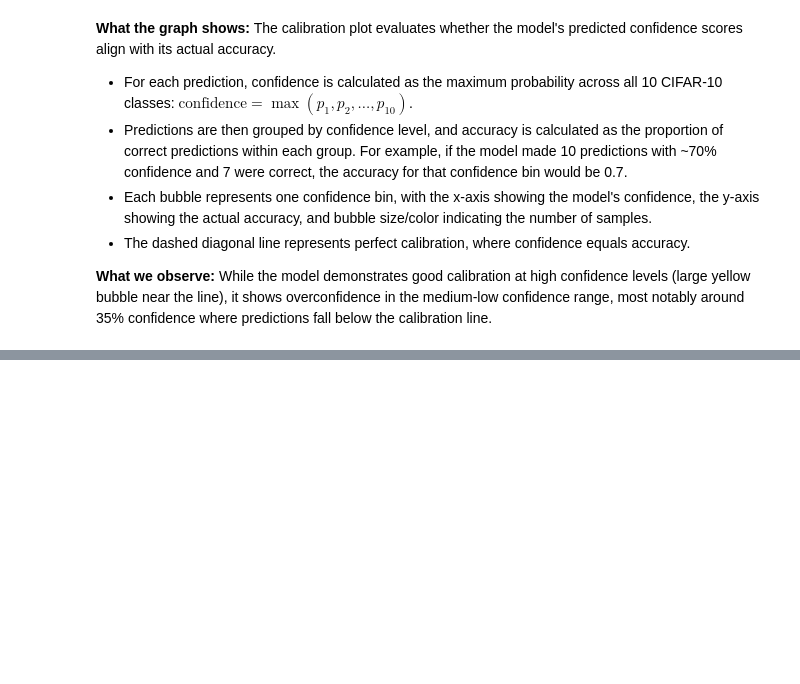
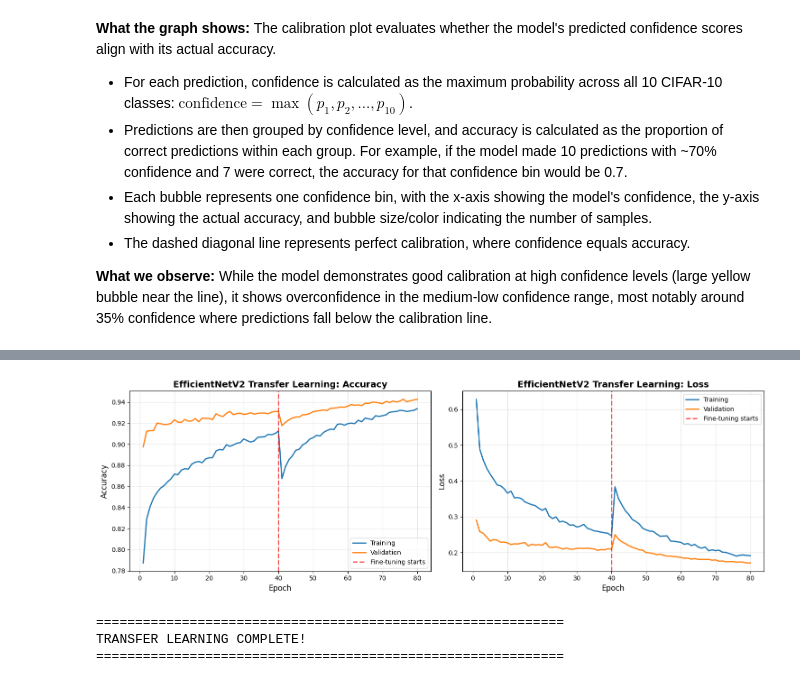
Before and after one commit to HelenaGomezV/project-deep-learning-image-classification-with-cnn-and-transfer-learning, a Jupyter notebook: image_classification_project_JP.ipynb, the cells around one changed output, grey strips where cells are left out. Drawn from its saved outputs; the diff is of its cells as text; code cells hidden in the pictures; blank space fills up the shorter version.

```diff
--- a/image_classification_project_JP.ipynb
+++ b/image_classification_project_JP.ipynb
@@ -1646,0 +2390,16 @@ plt.show()
+# %%
+# Setup callbacks
+early_stop = EarlyStopping(
+    monitor='val_loss',         # Watch validation loss
+    patience=10,                # Stop if no improvement for 10 epochs
+    restore_best_weights=True,  # Load best weights after stopping
+    verbose=1
+)
+
+reduce_lr = ReduceLROnPlateau(
+    monitor='val_loss',         # Watch validation loss
+    factor=0.5,                 # Multiply LR by 0.5 when plateau
+    patience=5,                 # Wait 5 epochs before reducing
+    min_lr=1e-7,                # Minimum learning rate
+    verbose=1
+)
@@ -1646,0 +2603,52 @@ plt.show()
+# %%
+# -----------------------------------
+# Visualize Training History
+# -----------------------------------
+
+# Combine both phases
+combined_acc_v2 = history_phase1_v2.history['accuracy'] + history_phase2_v2.history['accuracy']
+combined_val_acc_v2 = history_phase1_v2.history['val_accuracy'] + history_phase2_v2.history['val_accuracy']
+combined_loss_v2 = history_phase1_v2.history['loss'] + history_phase2_v2.history['loss']
+combined_val_loss_v2 = history_phase1_v2.history['val_loss'] + history_phase2_v2.history['val_loss']
+
+phase1_epochs_v2 = len(history_phase1_v2.history['accuracy'])
+total_epochs_v2 = len(combined_acc_v2)
+
+# Create visualization
+fig, axes = plt.subplots(1, 2, figsize=(15, 5))
+
+# Accuracy plot
+axes[0].plot(range(1, total_epochs_v2+1), combined_acc_v2, label='Training', linewidth=2)
+axes[0].plot(range(1, total_epochs_v2+1), combined_val_acc_v2, label='Validation', linewidth=2)
+axes[0].axvline(x=phase1_epochs_v2, color='red', linestyle='--', linewidth=2,
+                label='Fine-tuning starts', alpha=0.7)
+axes[0].set_xlabel('Epoch', fontsize=12)
+axes[0].set_ylabel('Accuracy', fontsize=12)
+axes[0].set_title('EfficientNetV2 Transfer Learning: Accuracy', fontsize=14, fontweight='bold')
+axes[0].legend(fontsize=10)
+axes[0].grid(True, alpha=0.3)
+
+# Loss plot
+axes[1].plot(range(1, total_epochs_v2+1), combined_loss_v2, label='Training', linewidth=2)
+axes[1].plot(range(1, total_epochs_v2+1), combined_val_loss_v2, label='Validation', linewidth=2)
+axes[1].axvline(x=phase1_epochs_v2, color='red', linestyle='--', linewidth=2,
+                label='Fine-tuning starts', alpha=0.7)
+axes[1].set_xlabel('Epoch', fontsize=12)
+axes[1].set_ylabel('Loss', fontsize=12)
+axes[1].set_title('EfficientNetV2 Transfer Learning: Loss', fontsize=14, fontweight='bold')
+axes[1].legend(fontsize=10)
+axes[1].grid(True, alpha=0.3)
+
+plt.tight_layout()
+plt.show()
+
+
+
+print("\n" + "="*60)
+print("TRANSFER LEARNING COMPLETE!")
+print("="*60)
+# %% [output]
+[figure, added]
+============================================================
+TRANSFER LEARNING COMPLETE!
+============================================================
```
Also changed, not shown: parts of 35 cells of this notebook, 1 other file.
